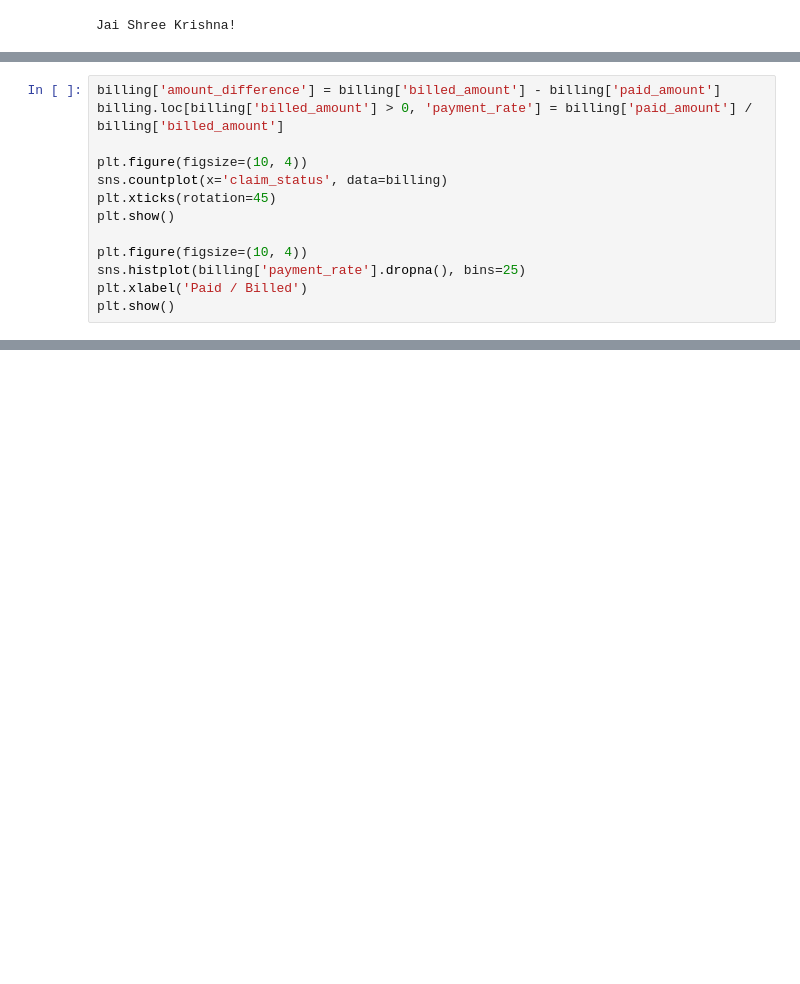
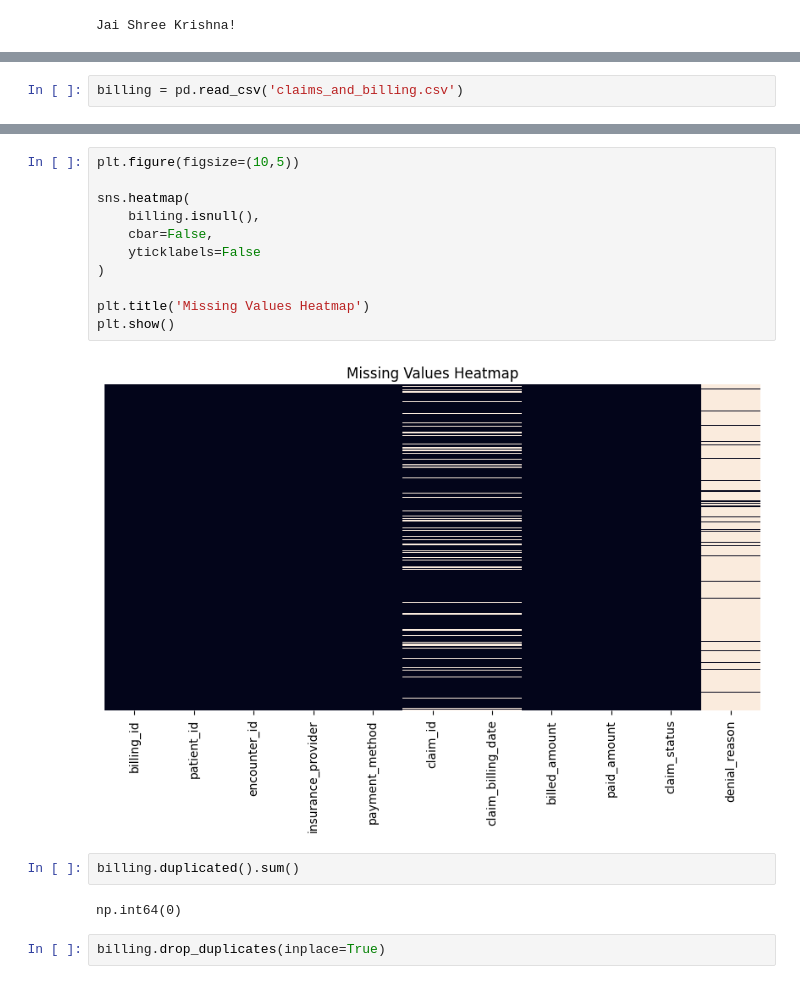
Before and after one commit to Mrghostraj/HealthCare-Analysis-and-Hospital-Performance-, a Jupyter notebook: codes.ipynb, the cells around one changed output, grey strips where cells are left out. Drawn from its saved outputs; the diff is of its cells as text; blank space fills up the shorter version.

```diff
--- a/codes.ipynb
+++ b/codes.ipynb
@@ -143,2 +12,4 @@ print('Data loaded')
+# %%
+billing = pd.read_csv('claims_and_billing.csv')
 # %%
 billing.head()
@@ -153,13 +22,0 @@ print(billing['payment_method'].value_counts().head(10))
-# %%
-billing['amount_difference'] = billing['billed_amount'] - billing['paid_amount']
-billing.loc[billing['billed_amount'] > 0, 'payment_rate'] = billing['paid_amount'] / billing['billed_amount']
-
-plt.figure(figsize=(10, 4))
-sns.countplot(x='claim_status', data=billing)
-plt.xticks(rotation=45)
-plt.show()
-
-plt.figure(figsize=(10, 4))
-sns.histplot(billing['payment_rate'].dropna(), bins=25)
-plt.xlabel('Paid / Billed')
-plt.show()
@@ -165,0 +93,19 @@ plt.show()
+# %%
+plt.figure(figsize=(10,5))
+
+sns.heatmap(
+    billing.isnull(),
+    cbar=False,
+    yticklabels=False
+)
+
+plt.title('Missing Values Heatmap')
+plt.show()
+# %% [output]
+[figure, added]
+# %%
+billing.duplicated().sum()
+# %% [output]
+np.int64(0)
+# %%
+billing.drop_duplicates(inplace=True)
```
Also changed, not shown: parts of 63 cells of this notebook.
